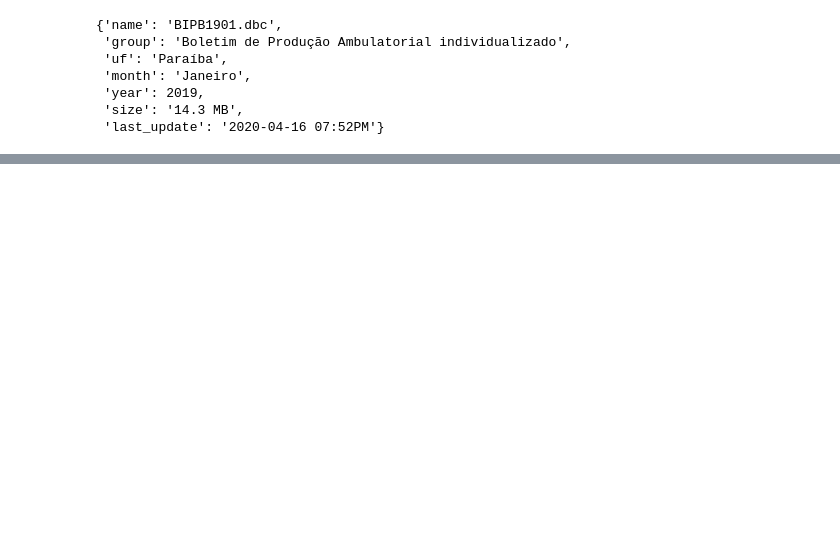
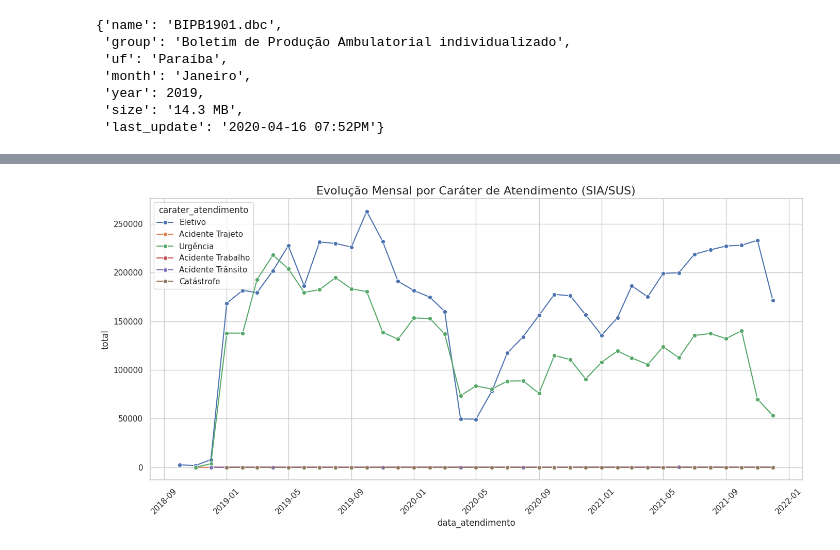
Before and after one commit to CarvalhooNeto/Atividade_01_mestrado_bd, a Jupyter notebook: atividade_01.ipynb, the cells around one changed output, grey strips where cells are left out. Cells and saved outputs as stored; diff of their text form; code cells hidden in the pictures; blank space fills up the shorter version.

```diff
--- a/atividade_01.ipynb
+++ b/atividade_01.ipynb
@@ -130,0 +326,37 @@ df_final
+# %%
+query = """
+SELECT
+    -- Forçamos a montagem da data: AAAAMM -> AAAA-MM-01
+    CAST(SUBSTRING(TRIM(DT_ATEND), 1, 4) || '-' || SUBSTRING(TRIM(DT_ATEND), 5, 2) || '-01' AS DATE) as data_atendimento,
+    CASE TRIM(CATEND)
+        WHEN '01' THEN 'Eletivo'
+        WHEN '02' THEN 'Urgência'
+        WHEN '03' THEN 'Acidente Trabalho'
+        WHEN '04' THEN 'Acidente Trajeto'
+        WHEN '05' THEN 'Acidente Trânsito'
+        WHEN '06' THEN 'Catástrofe'
+        ELSE 'Outros/Ignorado'
+    END as carater_atendimento,
+    COUNT(*) as total
+FROM data
+WHERE LENGTH(TRIM(DT_ATEND)) = 6 -- Garante que só pegamos AAAAMM válidos
+GROUP BY 1, 2
+ORDER BY 1
+"""
+
+df_temporal = con.execute(query).df()
+
+sns.lineplot(
+    data=df_temporal,
+    x='data_atendimento',
+    y='total',
+    hue='carater_atendimento',
+    marker='o'
+)
+
+plt.title('Evolução Mensal por Caráter de Atendimento (SIA/SUS)')
+plt.xticks(rotation=45)
+plt.tight_layout()
+plt.show()
+# %% [output]
+[figure, added]
```
Also changed, not shown: parts of 32 cells of this notebook, 3 other files.
